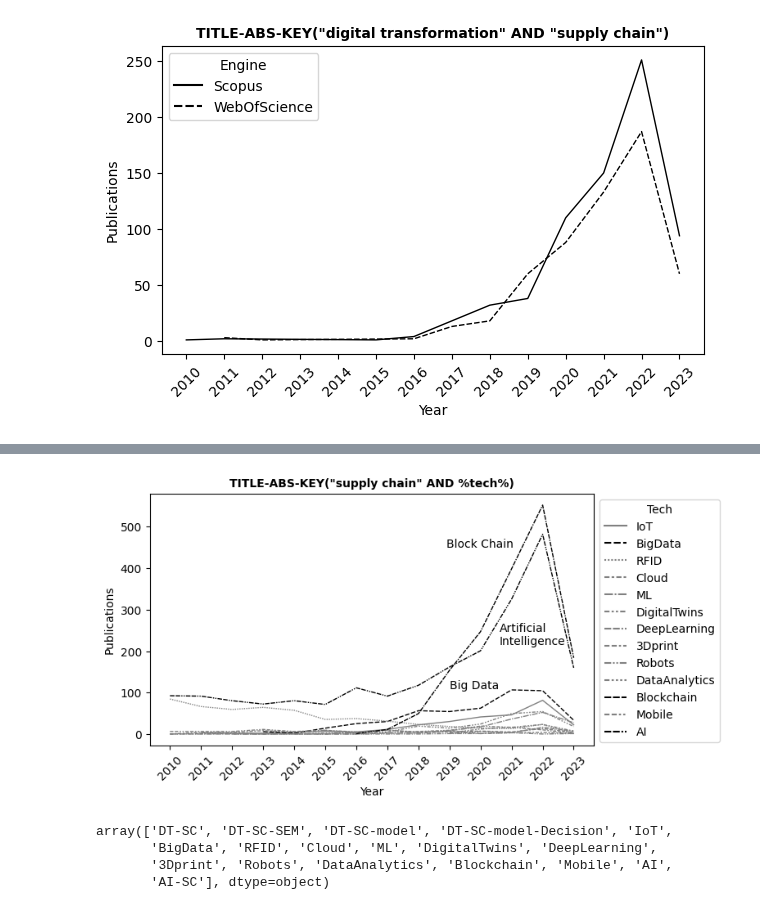
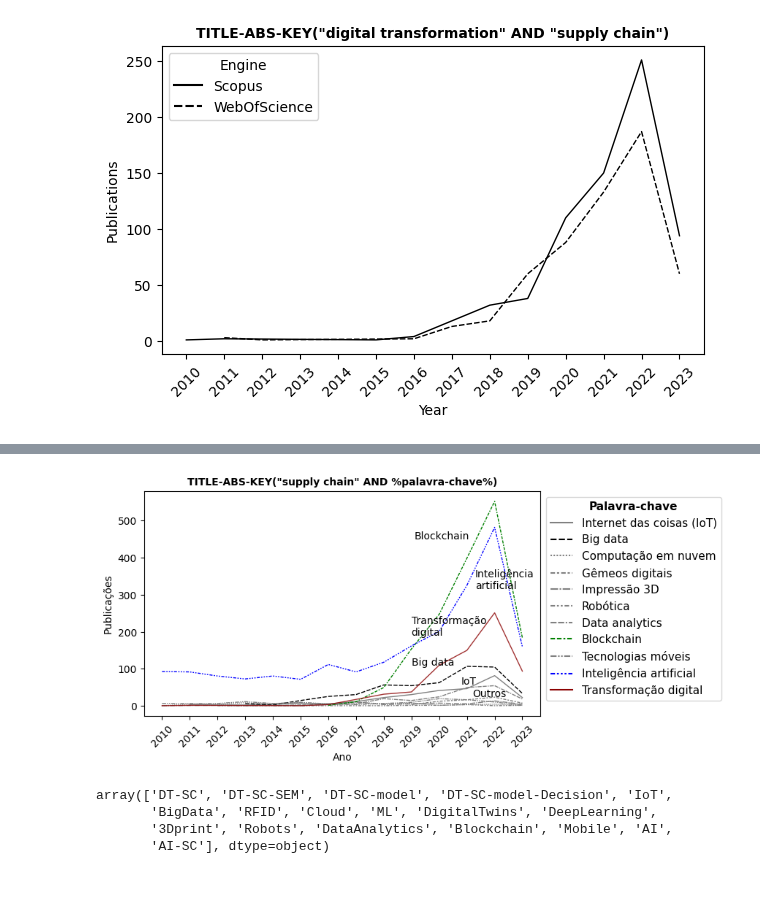
Before and after one commit to Rogerio-mack/work, a Jupyter notebook: Digital_Transformation_Supply_Chain_biblio_research.ipynb, the cells around one changed output, grey strips where cells are left out. Saved outputs shown, nothing was run; the diff lists cells and outputs as text; code cells hidden in the pictures.

```diff
--- a/Digital_Transformation_Supply_Chain_biblio_research.ipynb
+++ b/Digital_Transformation_Supply_Chain_biblio_research.ipynb
@@ -93,32 +147,63 @@ plt.show()
 # %%
 plt.figure(figsize=(7,4))
 
 s = [ x for x in df.Search.unique() if 'DT-SC' not in x ]
+
+s.remove('RFID')
+s.remove('DeepLearning')
+s.remove('ML')
 
 mask = ((df.Engine == 'Scopus') & (df.YEAR >= 2010) & (df.Search.isin(s)))
 color = {}
 for x, y in zip(s,['gray']*(len(s)-1)):
   color[x] = y
 
-color['AI'] = 'black'
-color['Blockchain'] = 'black'
+color['AI'] = 'blue'
+color['Blockchain'] = 'green'
 color['BigData'] = 'black'
 
 color.values()
 
 sns.lineplot(x='YEAR',y='COUNT',data=df[mask],hue='Search',style='Search',palette=color.values(),lw=1)
+# sns.lineplot(x='YEAR',y='COUNT',data=df[mask],hue='Search',palette=color.values(),lw=1)
 
-plt.title('TITLE-ABS-KEY("supply chain" AND %tech%)',fontsize=10,weight='bold')
-plt.xlabel('Year')
-plt.ylabel('Publications')
+mask = ((df.Search == 'DT-SC') & (df.YEAR >= 2010) & (df.Engine == 'Scopus'))
+sns.lineplot(x='YEAR',y='COUNT',data=df[mask],hue='Engine',style='Engine',palette=['darkred', 'darkred'],lw=1,alpha=0.8)
+
+plt.title('TITLE-ABS-KEY("supply chain" AND %palavra-chave%)',fontsize=10,weight='bold')
+plt.xlabel('Ano')
+plt.ylabel('Publicações')
 plt.xticks(np.arange(df[mask].YEAR.min(),df[mask].YEAR.max()+1,1),rotation=45)
-plt.legend(title='Tech',loc = 2, bbox_to_anchor = (1,1))
-plt.text(2020.6,215,'Artificial\nIntelligence')
-plt.text(2018.9,450,'Block Chain')
-plt.text(2019,110,'Big Data')
+
+L=plt.legend(title='Palavra-chave',loc = 2, bbox_to_anchor = (1,1),fontsize=11)
+
+plt.setp(L.get_title(), fontsize=11, weight='bold')
+
+L.get_texts()[0].set_text('Internet das coisas (IoT)')
+L.get_texts()[1].set_text('Big data')
+# L.get_texts()[1].set_text('RFID')
+L.get_texts()[2].set_text('Computação em nuvem')
+# L.get_texts()[3].set_text('Aprendizado de Máquina')
+L.get_texts()[3].set_text('Gêmeos digitais')
+# L.get_texts()[1].set_text('Deep Learning')
+L.get_texts()[4].set_text('Impressão 3D')
+L.get_texts()[5].set_text('Robótica')
+L.get_texts()[6].set_text('Data analytics')
+L.get_texts()[7].set_text('Blockchain')
+L.get_texts()[8].set_text('Tecnologias móveis')
+L.get_texts()[9].set_text('Inteligência artificial')
+L.get_texts()[10].set_text('Transformação digital')
+
+plt.text(2021.3,315,'Inteligência\nartificial') #,weight='bold')
+plt.text(2019,190,'Transformação\ndigital')# ,weight='bold')
+plt.text(2019.1,450,'Blockchain') #,weight='bold')
+plt.text(2019,110,'Big data')#,weight='bold')
+plt.text(2020.8,58,'IoT')
+plt.text(2021.2,25,'Outros')
+
 plt.show()
 # %% [output]
-[figure, old version]
+[figure, new version]
 # %%
 df.Search.unique()
 # %% [output]
```
Also changed, not shown: parts of 4 cells of this notebook.
